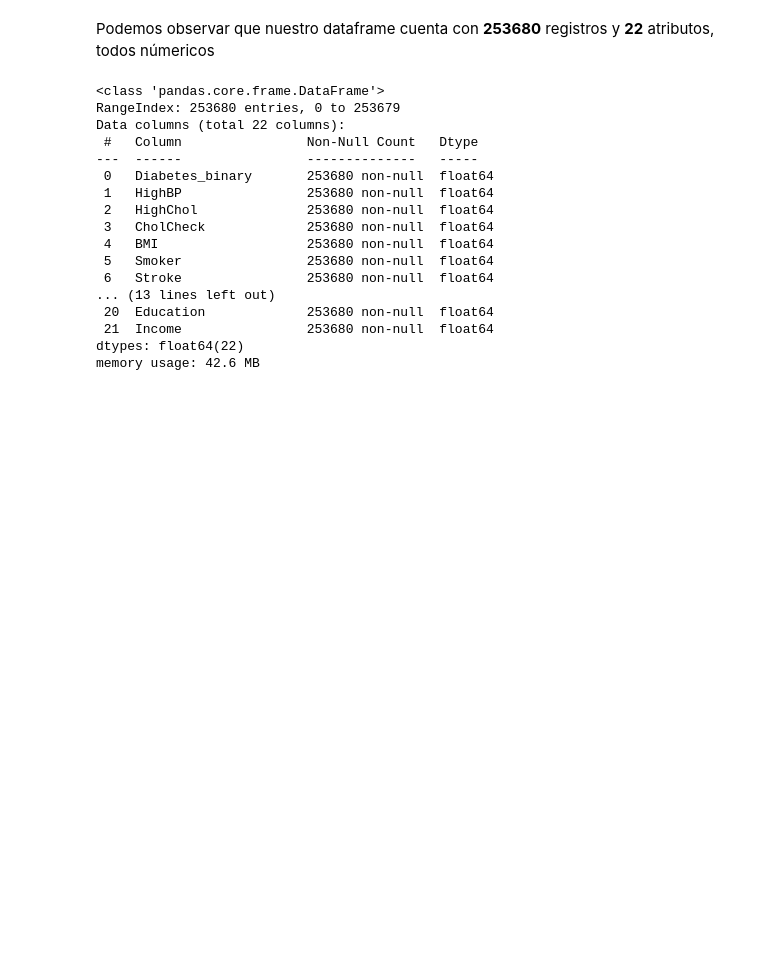
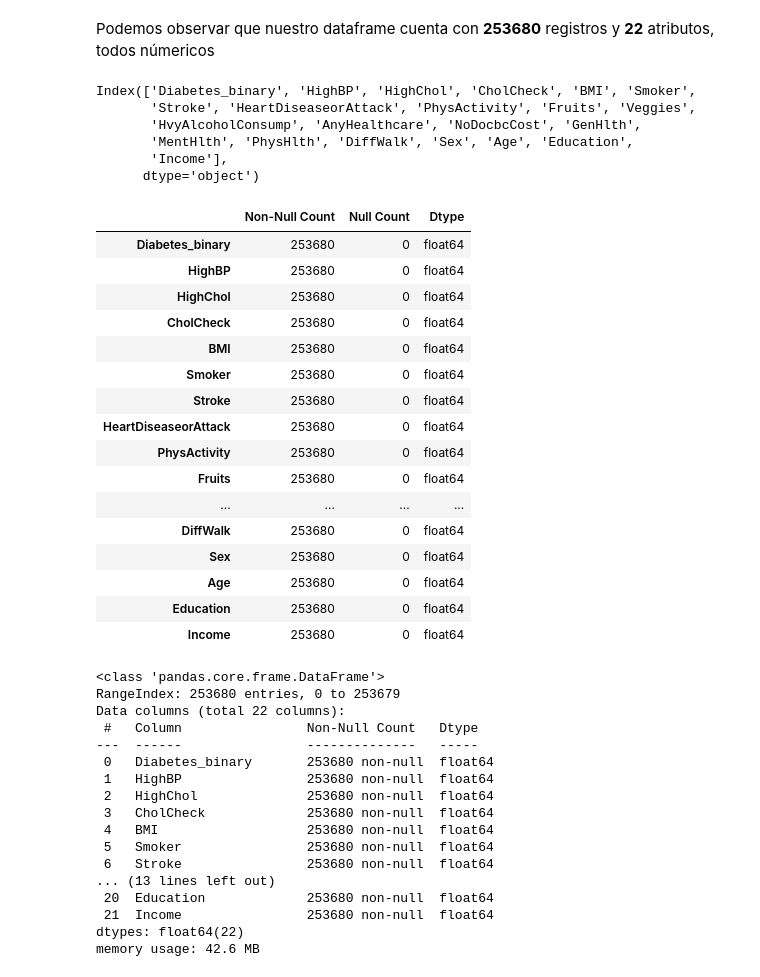
Before and after one commit to matias-cisnero/anomaly-detection-with-autoencoder, a Jupyter notebook: EDA.ipynb, the cells around one changed output. Saved outputs shown, nothing was run; the diff lists cells and outputs as text; code cells hidden in the pictures; blank space fills up the shorter version.

```diff
--- a/EDA.ipynb
+++ b/EDA.ipynb
@@ -8,6 +8,39 @@ import pandas as pd
 df = pd.read_csv("diabetes_binary_health_indicators_BRFSS2015.csv")
 # %% [markdown]
 Podemos observar que nuestro dataframe cuenta con **253680** registros y **22** atributos, todos númericos
+# %%
+df.columns
+# %% [output]
+Index(['Diabetes_binary', 'HighBP', 'HighChol', 'CholCheck', 'BMI', 'Smoker',
+       'Stroke', 'HeartDiseaseorAttack', 'PhysActivity', 'Fruits', 'Veggies',
+       'HvyAlcoholConsump', 'AnyHealthcare', 'NoDocbcCost', 'GenHlth',
+       'MentHlth', 'PhysHlth', 'DiffWalk', 'Sex', 'Age', 'Education',
+       'Income'],
+      dtype='object')
+# %%
+pd.DataFrame({
+    "Non-Null Count": df.notnull().sum(),
+    "Null Count": df.isnull().sum(),
+    "Dtype": df.dtypes
+})
+# %% [output]
+|  | Non-Null Count | Null Count | Dtype |
+| Diabetes_binary | 253680 | 0 | float64 |
+| HighBP | 253680 | 0 | float64 |
+| HighChol | 253680 | 0 | float64 |
+| CholCheck | 253680 | 0 | float64 |
+| BMI | 253680 | 0 | float64 |
+| Smoker | 253680 | 0 | float64 |
+| Stroke | 253680 | 0 | float64 |
+| HeartDiseaseorAttack | 253680 | 0 | float64 |
+| PhysActivity | 253680 | 0 | float64 |
+| Fruits | 253680 | 0 | float64 |
+| ... | ... | ... | ... |
+| DiffWalk | 253680 | 0 | float64 |
+| Sex | 253680 | 0 | float64 |
+| Age | 253680 | 0 | float64 |
+| Education | 253680 | 0 | float64 |
+| Income | 253680 | 0 | float64 |
 # %%
 df.info()
 # %% [output]
```
Also changed, not shown: 10 other files.
